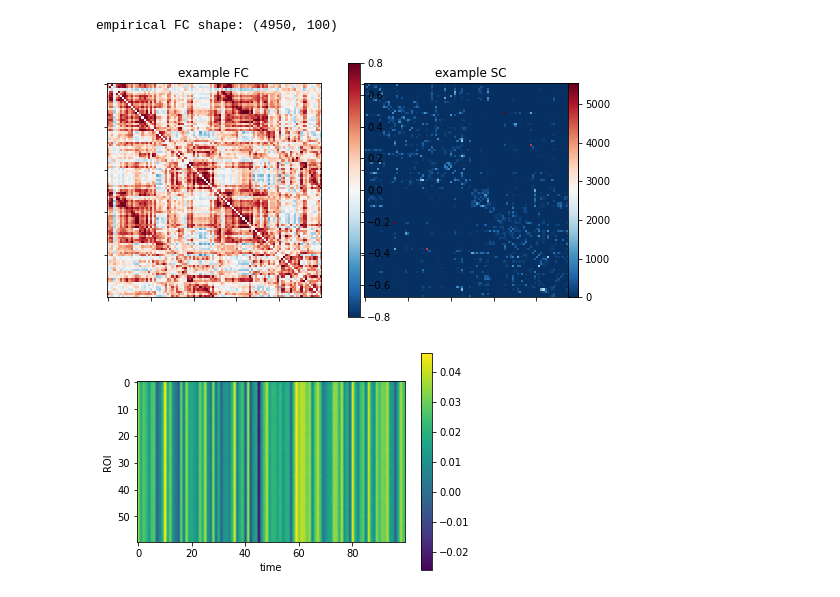
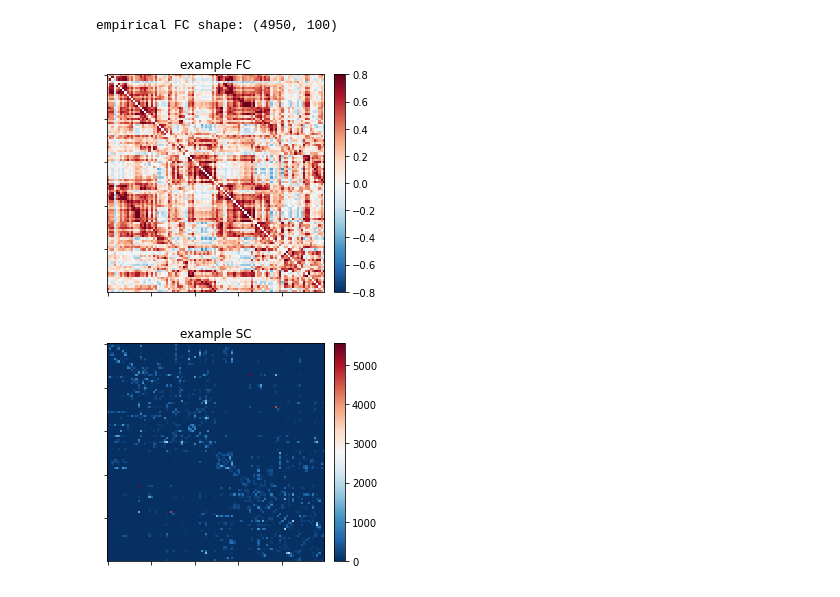
Before and after one commit to hannatolle/brain-models, a Jupyter notebook: brain_modeling.ipynb, the cells around one changed output. Drawn from its saved outputs; the diff is of its cells as text; code cells hidden in the pictures.

```diff
--- a/brain_modeling.ipynb
+++ b/brain_modeling.ipynb
@@ -74,19 +78,26 @@ empirical FC shape: (4950, 100)
 # %%
 # plot example FC and SC
 from nilearn import plotting
 
 conn_measure2d = ConnectivityMeasure(kind='correlation', vectorize=False, discard_diagonal=False)
 exampleFC = conn_measure2d.fit_transform([empirical_bold[0]]).squeeze()
 np.fill_diagonal(exampleFC, 0)
 exampleSC = empirical_SC[0]
 
-fig, (ax0, ax1) = plt.subplots(1,2, figsize=(10, 22));
-plotting.plot_matrix(exampleFC, vmax=0.8, vmin=-0.8, colorbar=True, axes=ax0);
-plotting.plot_matrix(exampleSC, colorbar=True, axes=ax1);
-ax0.set_title('example FC');
-ax1.set_title('example SC');
+fig, ax = plt.subplots();
+im = plotting.plot_matrix(exampleFC, vmax=0.8, vmin=-0.8, colorbar=False, axes=ax);
+plt.colorbar(im, fraction=0.05, pad=0.03);
+ax.set_title("example FC");
+plt.show()
+
+fig, ax = plt.subplots();
+im = plotting.plot_matrix(exampleSC, colorbar=False, axes=ax);
+plt.colorbar(im, fraction=0.05, pad=0.03);
+ax.set_title("example SC");
+plt.show()
 # %% [output]
-[figure, old version]
+[figure, new version]
+[figure, added]
 # %%
 import fastdmf as dmf
 from bayes_opt import BayesianOptimization, UtilityFunction
@@ -194,16 +249 @@ class BrainModel():
         self._loss = optimizer.max['target']
-# %%
-# test run
-
-# simulate some BOLD data
-model = BrainModel()
-bold = model.run(120000)
-
-# plot synthetic BOLD data
-fig, ax = plt.subplots()
-im = ax.imshow(bold.transpose())
-ax.set_ylabel('time (s)');
-ax.set_xlabel('brain regions');
-cbar = ax.figure.colorbar(im, ax=ax)
-# %% [output]
-[figure, removed]
```
Also changed, not shown: parts of 7 cells of this notebook.
